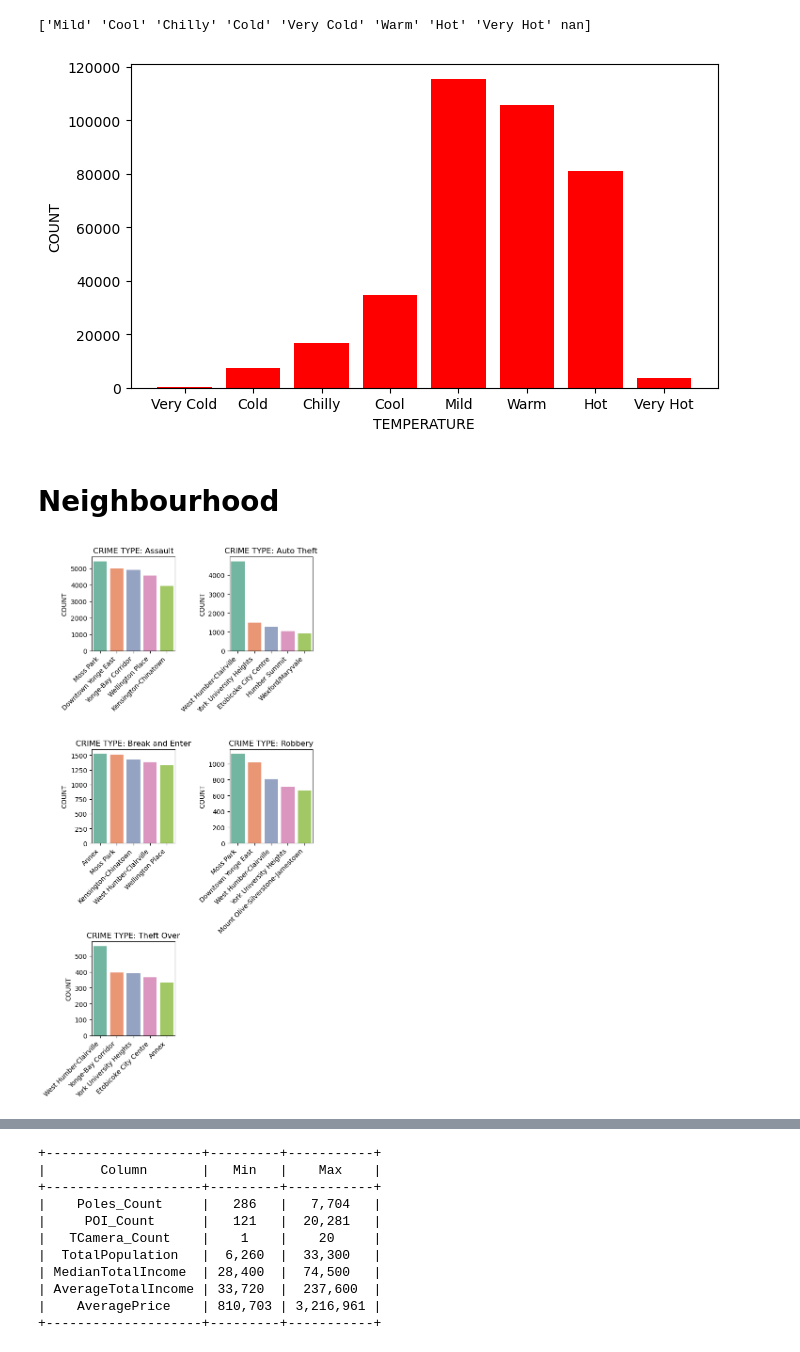
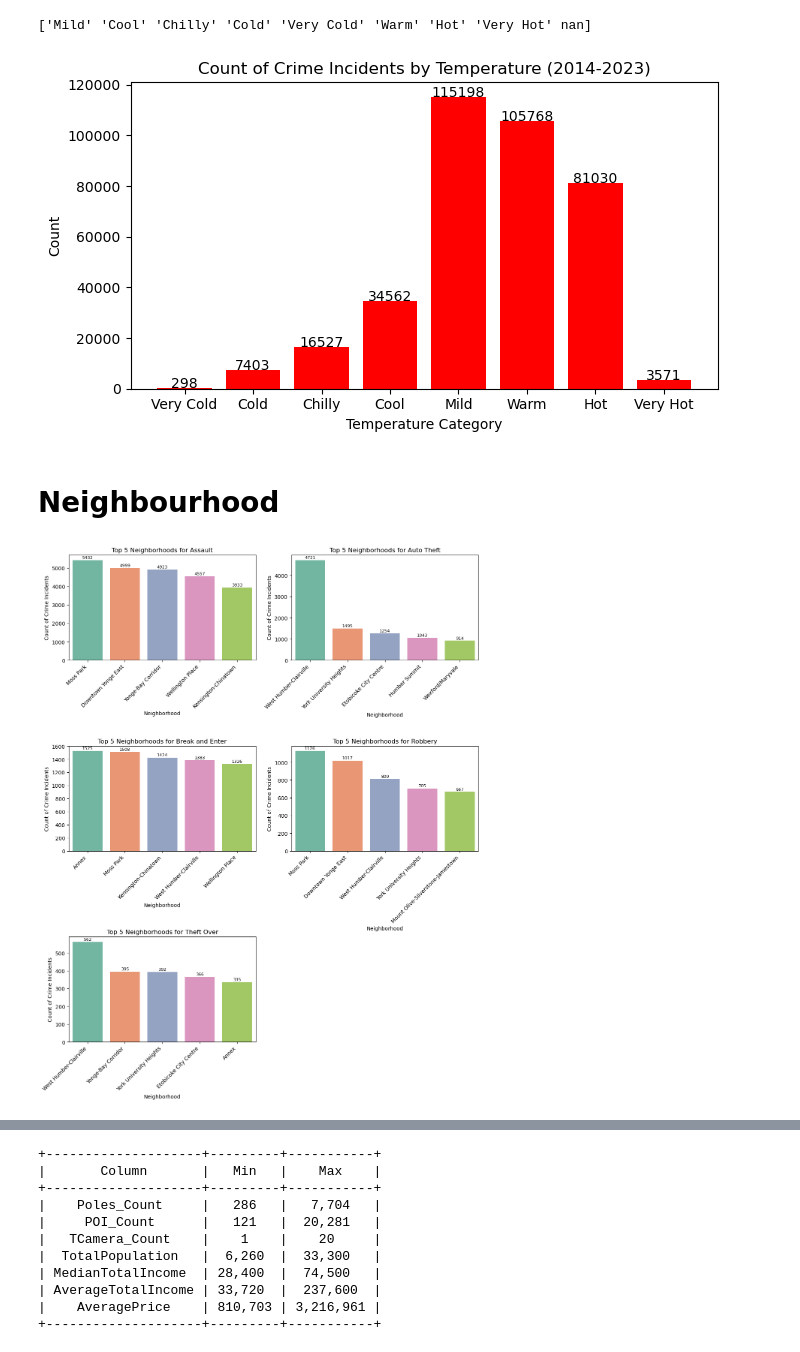
Before and after one commit to rentruong/ENGO645_TorontoCrimeAnalysis, a Jupyter notebook: DataExploration.ipynb, the cells around one changed output, grey strips where cells are left out. Cells and saved outputs as stored; diff of their text form; code cells hidden in the pictures.

```diff
--- a/DataExploration.ipynb
+++ b/DataExploration.ipynb
@@ -1,7 +1,7 @@
 # %%
 # set workspace
 WhoIsWorking = "RT"
-WorkLocation = "Home"
+WorkLocation = "School"
 
 if WhoIsWorking == "RT":
     if WorkLocation == "Home":
@@ -501,18 +522,18 @@ temp_categories_order = ['Very Cold', 'Cold', 'Chilly','Cool', 'Mild', 'Warm', '
 # Plot bar chart
 plt.figure(figsize=(7, 4))
 plt.bar(temp_categories_order, grouped_data_TEMP[temp_categories_order], color='red')
-plt.title('')
-plt.xlabel('TEMPERATURE')
-plt.ylabel('COUNT')
+plt.title('Count of Crime Incidents by Temperature (2014-2023)')
+plt.xlabel('Temperature Category')
+plt.ylabel('Count')
 
 # Label each bar with its respective count
-#for x, y in zip(temp_categories_order, grouped_data_TEMP[temp_categories_order]):
-#    plt.text(x, y + 0.1, '%d' % y, ha='center')
+for x, y in zip(temp_categories_order, grouped_data_TEMP[temp_categories_order]):
+    plt.text(x, y + 0.1, '%d' % y, ha='center')
 
 plt.tight_layout()
 plt.show()
 # %% [output]
-[figure, old version]
+[figure, new version]
 # %% [markdown]
 # Neighbourhood
 # %%
@@ -525,39 +546,46 @@ crime_data = MCI_data[['NEIGHBOURHOOD_158', 'MCI_CATEGORY']]
 # Count the occurrences of each combination of neighbourhood and crime type
 crime_counts = crime_data.groupby(['NEIGHBOURHOOD_158', 'MCI_CATEGORY']).size().reset_index(name='COUNT')
 
 # Get the top 5 neighbourhoods for each crime type
 top_neighbourhoods = crime_counts.groupby('MCI_CATEGORY').apply(lambda x: x.nlargest(5, 'COUNT')).reset_index(drop=True)
 
 # Determine the number of crime categories
 num_categories = len(top_neighbourhoods['MCI_CATEGORY'].unique())
 
 # Calculate the number of rows and columns for subplots
-num_rows = (num_categories + 1) // 2
+num_rows = (num_categories + 1) // 2  # Add 1 to round up in case of odd number of categories
 num_cols = 2
 
 # Create subplots with two rows
-fig, axs = plt.subplots(num_rows, num_cols, figsize=(6, 4*num_rows))
+fig, axs = plt.subplots(num_rows, num_cols, figsize=(12, 5*num_rows))
 
 # Flatten the axs array if it's not already flat
 axs = axs.flatten()
 
 # Plot only the top 5 neighbourhoods for each crime type
 for i, (crime_type, data) in enumerate(top_neighbourhoods.groupby('MCI_CATEGORY')):
     ax = axs[i]
     sns.barplot(data=data, x='NEIGHBOURHOOD_158', y='COUNT', palette='Set2', ax=ax)
-    ax.set_title(f'CRIME TYPE: {crime_type}')
-    ax.set_xlabel('')
-    ax.set_ylabel('COUNT')
+    ax.set_title(f'Top 5 Neighbourhoods for {crime_type}')
+    ax.set_xlabel('Neighbourhood')
+    ax.set_ylabel('Count of Crime Incidents')
     ax.set_xticklabels(ax.get_xticklabels(), rotation=45, ha='right')
+
+    # Add labels to each bar
+    for p in ax.patches:
+        ax.annotate(f'{int(p.get_height())}',
+                    (p.get_x() + p.get_width() / 2., p.get_height()),
+                    ha='center', va='center', fontsize=8, color='black', xytext=(0, 5),
+                    textcoords='offset points')
 
 # Hide empty subplots if there are an odd number of categories
 if num_categories % 2 != 0:
     axs[-1].axis('off')
 
 plt.tight_layout()
 plt.show()
 # %% [output]
-[figure, old version]
+[figure, new version]
 # %%
 # Load the Neighbourhood file
 Neighbourhood_file = os.path.join(folder_path, "Neighbourhood_Cleaned.csv")
```
Also changed, not shown: parts of 14 cells of this notebook.
